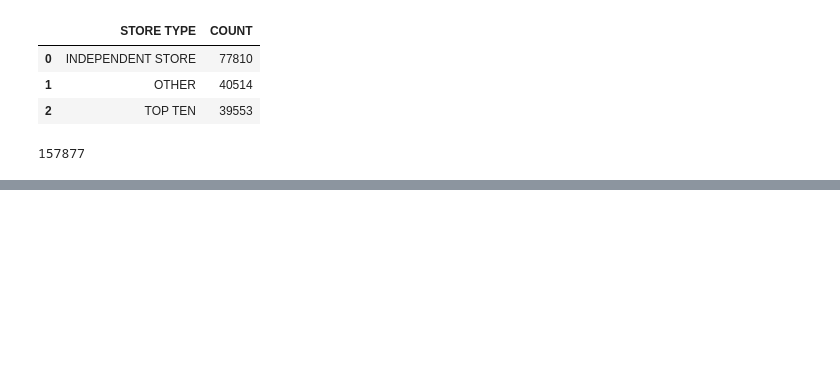
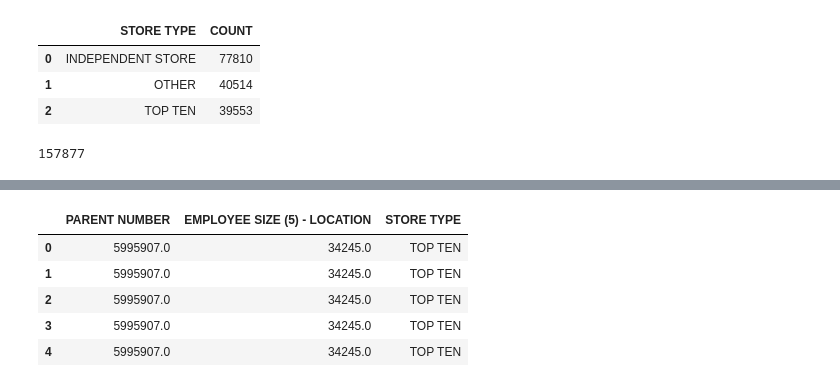
Before and after one commit to uchicago-dsi/rafi-grocery, a Jupyter notebook: notebooks/Sebastian-EDA-22.ipynb, the cells around one changed output, grey strips where cells are left out. Cells and saved outputs as stored; diff of their text form; code cells hidden in the pictures; blank space fills up the shorter version.

```diff
--- a/notebooks/Sebastian-EDA-22.ipynb
+++ b/notebooks/Sebastian-EDA-22.ipynb
@@ -162,0 +241,10 @@ grocery22_gdf[grocery22_gdf['COMPANY'].isna()] #8 companies with no name (option
+# %%
+merged_df = groc_il.merge(il[["PARENT NUMBER", "STORE TYPE"]], on="PARENT NUMBER", how="left")
+merged_df.head()
+# %% [output]
+|  | PARENT NUMBER | EMPLOYEE SIZE (5) - LOCATION | STORE TYPE |
+| 0 | 5995907.0 | 34245.0 | TOP TEN |
+| 1 | 5995907.0 | 34245.0 | TOP TEN |
+| 2 | 5995907.0 | 34245.0 | TOP TEN |
+| 3 | 5995907.0 | 34245.0 | TOP TEN |
+| 4 | 5995907.0 | 34245.0 | TOP TEN |
```
Also changed, not shown: parts of 4 cells of this notebook.
